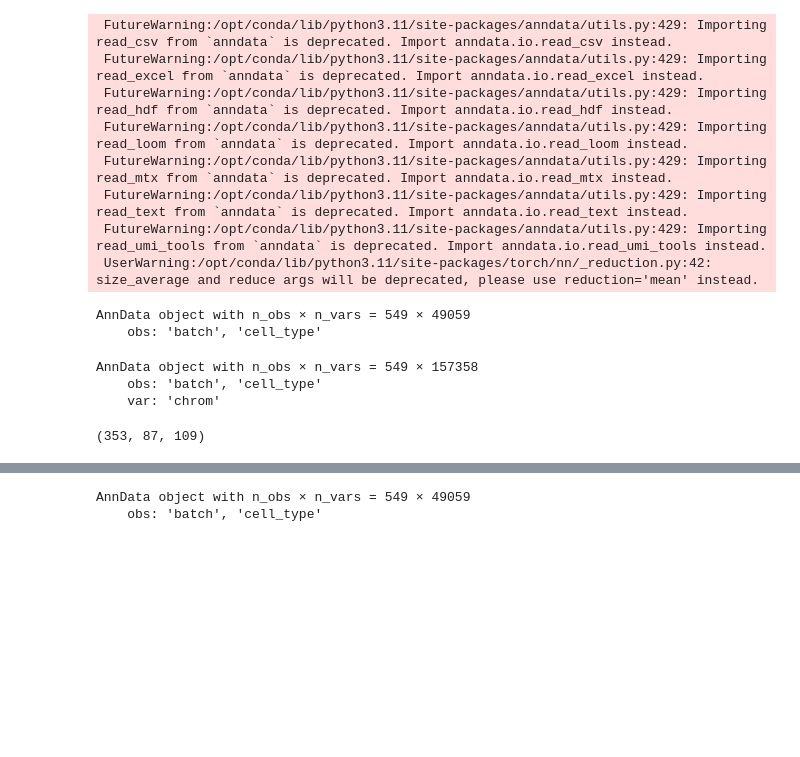
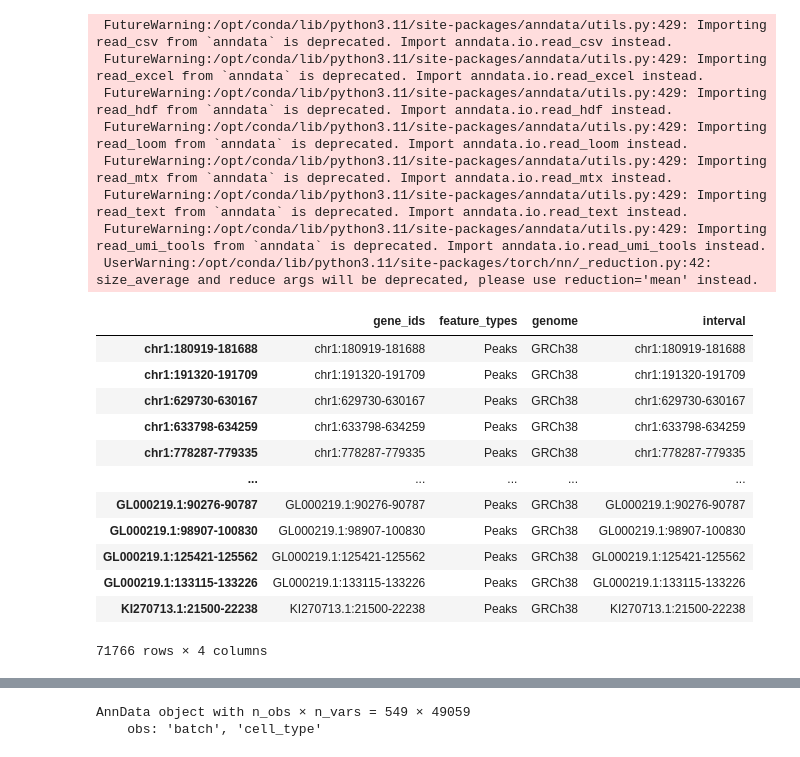
Before and after one commit to preet2706/scButterfly, a Jupyter notebook: scbutterfly/scButterfly_RNA_to_ATAC_unpaired_normal_pre_selina.ipynb, the cells around one changed output, grey strips where cells are left out. Cells and saved outputs as stored; diff of their text form; code cells hidden in the pictures; blank space fills up the shorter version.

```diff
--- a/scbutterfly/scButterfly_RNA_to_ATAC_unpaired_normal_pre_selina.ipynb
+++ b/scbutterfly/scButterfly_RNA_to_ATAC_unpaired_normal_pre_selina.ipynb
@@ -18,27 +20,28 @@ butterfly = Butterfly()
 # adata_cl = anndata.read_h5ad("Selina_adrenal_medula_normal_hg38.h5ad")
 # adata_cl
 # %%
-RNA_data = anndata.read_h5ad("data/CL_RNA.h5ad")
-ATAC_data = anndata.read_h5ad("data/CL_ATAC.h5ad")
+RNA_data = anndata.read_h5ad("data/lymphoma_RNA.h5ad")
+ATAC_data = anndata.read_h5ad("data/lymphoma_ATAC.h5ad")
-# %%
-RNA_data
-# %% [output]
-AnnData object with n_obs × n_vars = 549 × 49059
-    obs: 'batch', 'cell_type'
 # %%
-ATAC_data
+ATAC_data.var
 # %% [output]
+|  | gene_ids | feature_types | genome | interval |
+| chr1:180919-181688 | chr1:180919-181688 | Peaks | GRCh38 | chr1:180919-181688 |
+| chr1:191320-191709 | chr1:191320-191709 | Peaks | GRCh38 | chr1:191320-191709 |
+| chr1:629730-630167 | chr1:629730-630167 | Peaks | GRCh38 | chr1:629730-630167 |
+| chr1:633798-634259 | chr1:633798-634259 | Peaks | GRCh38 | chr1:633798-634259 |
+| chr1:778287-779335 | chr1:778287-779335 | Peaks | GRCh38 | chr1:778287-779335 |
+| ... | ... | ... | ... | ... |
+| GL000219.1:90276-90787 | GL000219.1:90276-90787 | Peaks | GRCh38 | GL000219.1:90276-90787 |
+| GL000219.1:98907-100830 | GL000219.1:98907-100830 | Peaks | GRCh38 | GL000219.1:98907-100830 |
+| GL000219.1:125421-125562 | GL000219.1:125421-125562 | Peaks | GRCh38 | GL000219.1:125421-125562 |
+| GL000219.1:133115-133226 | GL000219.1:133115-133226 | Peaks | GRCh38 | GL000219.1:133115-133226 |
+| KI270713.1:21500-22238 | KI270713.1:21500-22238 | Peaks | GRCh38 | KI270713.1:21500-22238 |
-AnnData object with n_obs × n_vars = 549 × 157358
-    obs: 'batch', 'cell_type'
-    var: 'chrom'
+71766 rows × 4 columns
 # %%
 from scButterfly.split_datasets import *
 id_list = five_fold_split_dataset(RNA_data, ATAC_data)
 train_id, validation_id, test_id = id_list[4]
-# %%
-len(id_list[0][0]), len(id_list[0][1]), len(id_list[0][2])
-# %% [output]
-(353, 87, 109)
 # %%
 butterfly.load_data(RNA_data, ATAC_data, train_id, test_id, validation_id)
 # %% [output]
```
Also changed, not shown: parts of 5 cells of this notebook, 3 other files.
